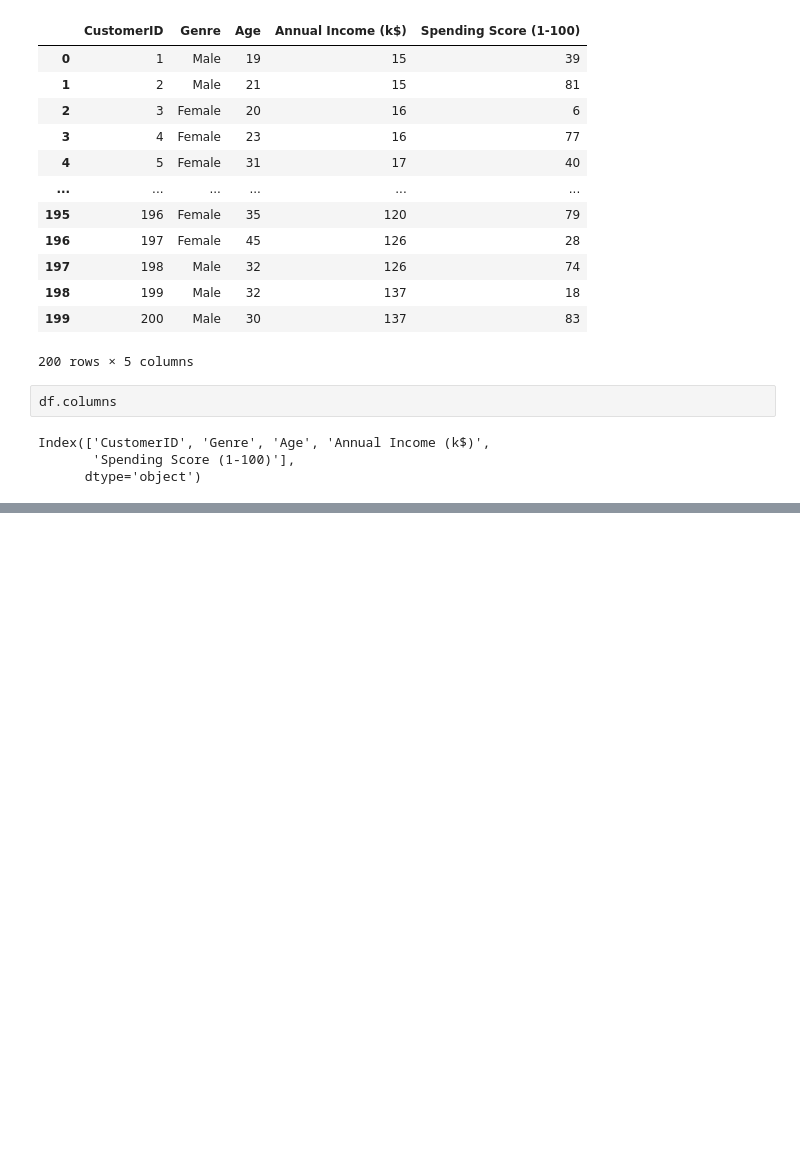
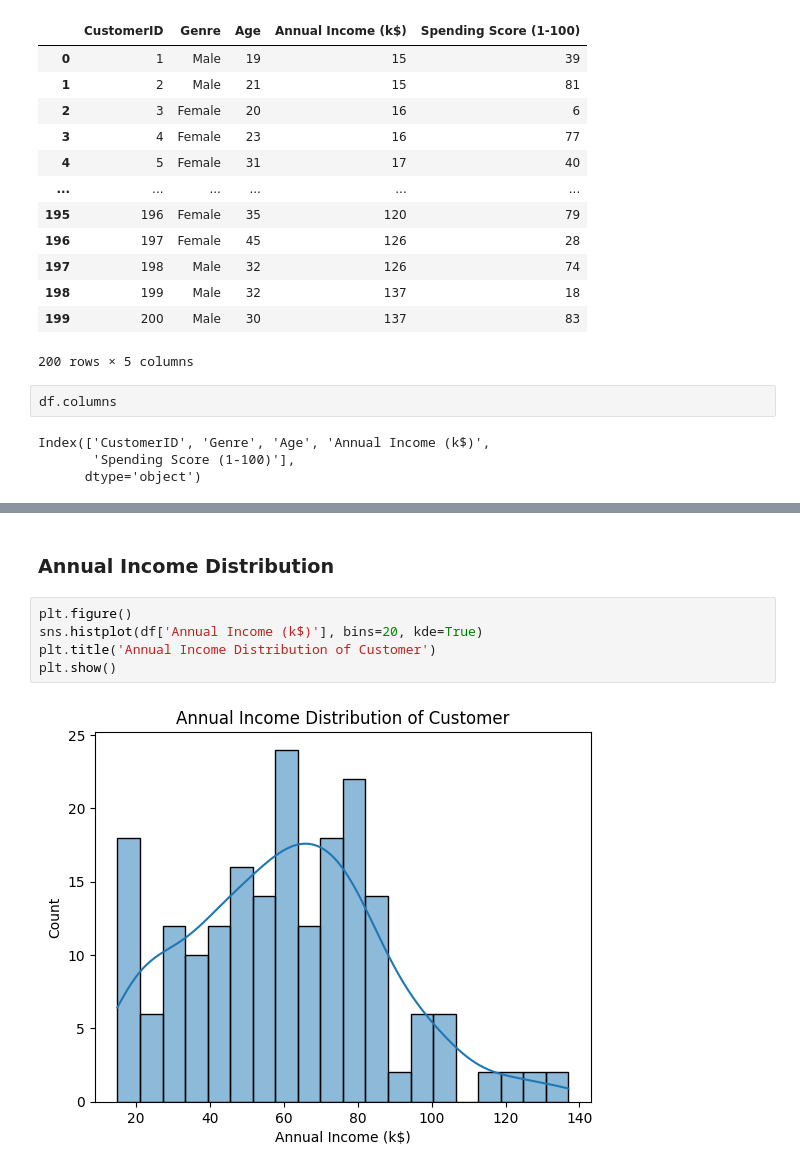
Before and after one commit to tanmoychakraborty00001-a11y/data-science-learning, a Jupyter notebook: Projects/Projects01_Data-Science/DS_Mini-Projects/MP02_CustomerBehaviour_EDA/MP02_CustomerBehaviour_EDA.ipynb, the cells around one changed output, grey strips where cells are left out. Cells and saved outputs as stored; diff of their text form; blank space fills up the shorter version.

```diff
--- a/Projects/Projects01_Data-Science/DS_Mini-Projects/MP02_CustomerBehaviour_EDA/MP02_CustomerBehaviour_EDA.ipynb
+++ b/Projects/Projects01_Data-Science/DS_Mini-Projects/MP02_CustomerBehaviour_EDA/MP02_CustomerBehaviour_EDA.ipynb
@@ -29,0 +81,9 @@ Index(['CustomerID', 'Genre', 'Age', 'Annual Income (k$)',
+# %% [markdown]
+### **Annual Income Distribution**
+# %%
+plt.figure()
+sns.histplot(df['Annual Income (k$)'], bins=20, kde=True)
+plt.title('Annual Income Distribution of Customer')
+plt.show()
+# %% [output]
+[figure, added]
```
Also changed, not shown: parts of 17 cells of this notebook, 1 other file.
